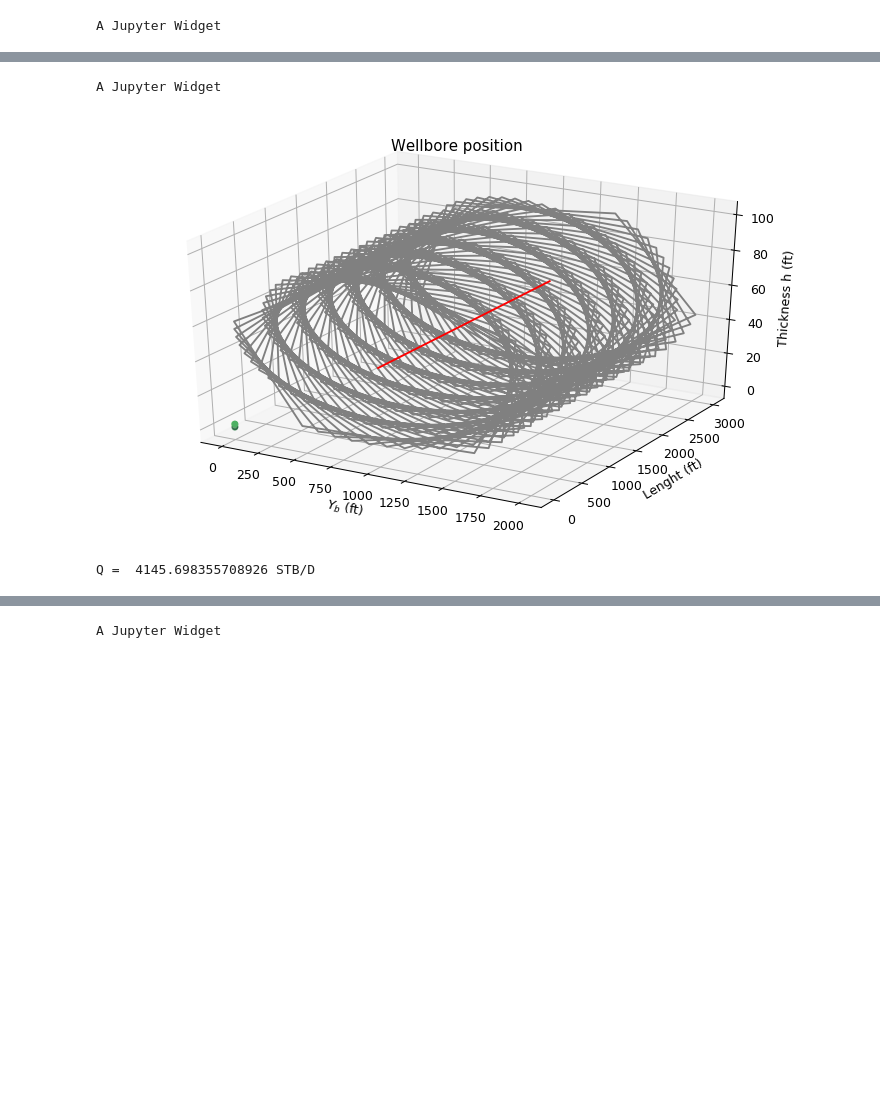
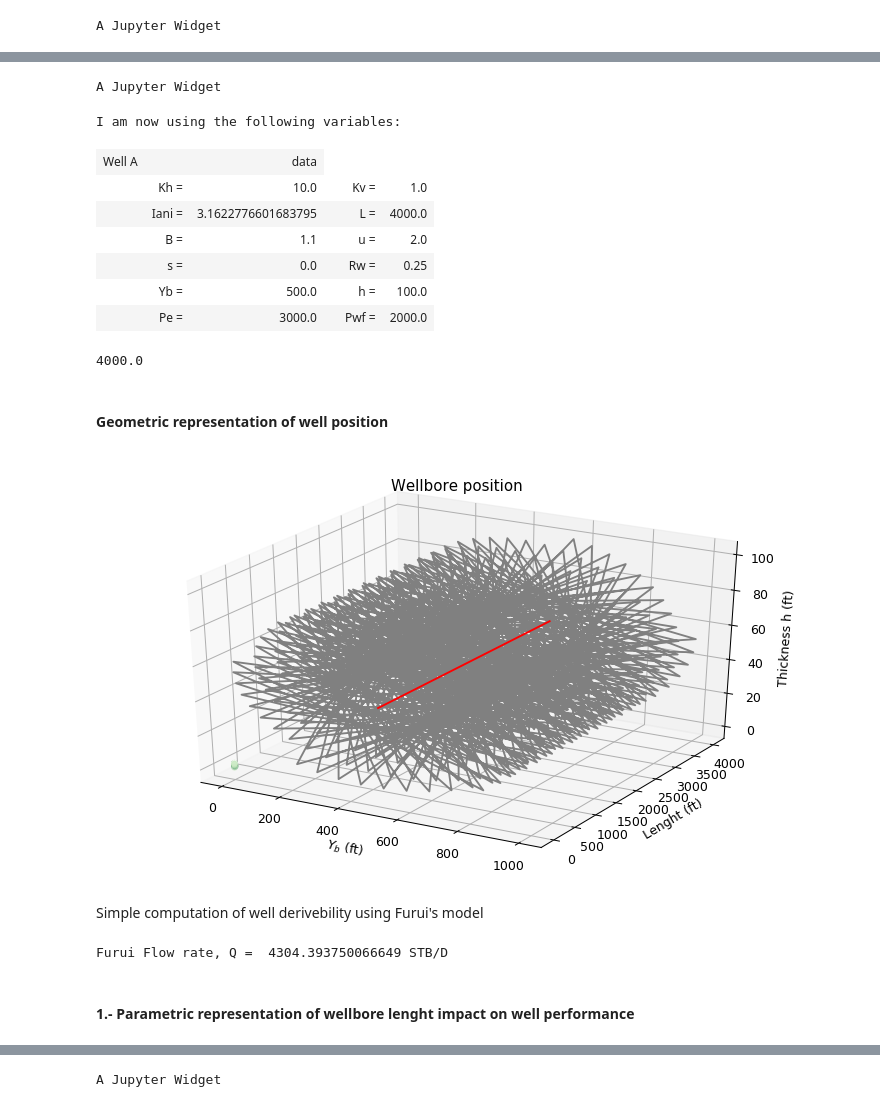
Before and after one commit to e-zl/furui_model, a Jupyter notebook: Well_Inflow_performance_Hw1.1.ipynb, the cells around one changed output, grey strips where cells are left out. Drawn from its saved outputs; the diff is of its cells as text; code cells hidden in the pictures; blank space fills up the shorter version.

```diff
--- a/Well_Inflow_performance_Hw1.1.ipynb
+++ b/Well_Inflow_performance_Hw1.1.ipynb
@@ -53,7 +60,7 @@ The well variables are defined in a text file called "well_config.ini" in the wo
 import ipywidgets as widgets
 from IPython.display import display
 Well_Config_Buttom = widgets.ToggleButtons(
-    options=['Well A (Default)', 'Well B', 'Well C','Custom'],
+    options=['Custom', 'Well B','Well A (Default)'],
     description='Well Config:',
     disabled=False,
     button_style='info', # 'success', 'info', 'warning', 'danger' or ''
@@ -115,21 +124,21 @@ if Well_Config_Buttom.value == 'Well A (Default)' :
             '<td>{}</td>'.format('</td><td>'.join(str(_) for _ in row)) for row in data)
                     )))
 else:
-    print('Pleas modify well parameters manually:')
+    print('Please modify the well parameters manually:')
     kh_Slider=  widgets.FloatSlider( value=10.0, min=0, max=100.0, step=0.1, description='$K_h$:', disabled=False,
     continuous_update=False, orientation='horizontal', readout=True, readout_format='0.1f')
     kv_Slider  = widgets.FloatSlider( description='$K_v$:', value=1.0, min=0, max=100.0, step=0.1, continuous_update=False)
     Iani_Slider= widgets.FloatSlider( description='$I_{ani}$:', value=3.16, min=0, max=100.0, step=0.1, continuous_update=False)
     #Iani_Slider.observe(handle_slider_change, names='value')
-    L_Slider   = widgets.FloatSlider( description='$L$:',   value=3000.0, min=0, max=30000.0, step=1.0, continuous_update=False)
+    L_Slider   = widgets.FloatSlider( description='$L$:',   value=4000.0, min=0, max=30000.0, step=1.0, continuous_update=False)
     Bo_Slider  = widgets.FloatSlider( description='$B_o$:', value=1.1, min=0, max = 100.0, step=0.1, continuous_update=False)
     mu_Slider  = widgets.FloatSlider( description='$\mu$:', value=2.0, min=0, max = 100.0, step=0.1, continuous_update=False)
     s_Slider   = widgets.FloatSlider( description='$s$:',   value=0.0, min=0, max = 100.0, step=0.1,continuous_update=False)
-    rw_Slider  = widgets.FloatSlider( description='$R_w$:', value=0.25, min=0, max=5.0, step=0.1,continuous_update=False)
-    yb_Slider  = widgets.FloatSlider( description='$Y_b$:', value=1000.0, min=0, max=30000.0, step=0.1,continuous_update=False)
+    rw_Slider  = widgets.FloatSlider( description='$R_w$:', value=0.25, min=0, max=5.0, step=0.05,continuous_update=False)
+    yb_Slider  = widgets.FloatSlider( description='$Y_b$:', value=500.0, min=0, max=30000.0, step=1.0,continuous_update=False)
     h_Slider  = widgets.FloatSlider( description='$h$:',    value=100.0, min=0.00001, max=1000.0, step=0.1,continuous_update=False)
-    Pe_Slider  = widgets.FloatSlider( description='$P_e$:', value=1000.0, min=0, max=20000.0, step=0.1,continuous_update=False)
-    Pwf_Slider  = widgets.FloatSlider( description='$P_{wf}$:', value=1250.0, min=0, max=20000.0, step=0.1, continuous_update=False)
+    Pe_Slider  = widgets.FloatSlider( description='$P_e$:', value=3000.0, min=0, max=20000.0, step=0.1,continuous_update=False)
+    Pwf_Slider  = widgets.FloatSlider( description='$P_{wf}$:', value=2000.0, min=0, max=20000.0, step=0.1, continuous_update=False)
     sliders_items = [kh_Slider, kv_Slider, Iani_Slider , L_Slider]
     sliders_items_2 = [ mu_Slider, s_Slider, rw_Slider, yb_Slider]
     sliders_items_3 = [h_Slider, Pe_Slider, Pwf_Slider,Bo_Slider ]
@@ -172,6 +181,8 @@ def on_button_clicked(b):
         h    = h_Slider.value
         Pe   =  Pe_Slider.value
         Pwf  = Pwf_Slider.value
+        k_bar = math.sqrt(kh*kv)
+        Iani = math.sqrt(kh/kv)
      #Write variables to a new .ini file in the working directory
         with open('Well_profile_used.ini', 'w') as configfile:
             Wellconfig.write(configfile)
@@ -179,33 +190,44 @@ def on_button_clicked(b):
         print('I am now using the following variables:')
         data = [[Well_Name,'', ' data'  ],
          [ '','Kh   = ', kh  ,' ' , 'Kv = ', kv],
          [ '','Iani = ', Iani,' ' ,'L = ', L],
          [ '','B    = ', Bo   ,' ' ,'u = ', mu],
          [ '','s    = ', s   ,' ' ,'Rw = ', rw],
          [ '','Yb    =', yb  ,' ' ,'h = ', h],
          [ '','Pe    =', Pe  ,' ' ,'Pwf = ', Pwf],
        ]
         display(HTML(
         '<table><tr>{}</tr></table>'.format(
             '</tr><tr>'.join(
                 '<td>{}</td>'.format('</td><td>'.join(str(_) for _ in row)) for row in data)
                     )))
         print(L)
 
     else :
         print('Using default values form text file')
 
 update_bottom =widgets.Button(
     description='Update inputs!',
     disabled=False,
     button_style='warning', # 'success', 'info', 'warning', 'danger' or ''
     tooltip='Refresh inputs from sliders" values',
     icon='check'
     )
 display(update_bottom)
 update_bottom.on_click(on_button_clicked)
 # %% [output]
 A Jupyter Widget
+I am now using the following variables:
+| Well A |  | data |
+|  | Kh = | 10.0 |  | Kv = | 1.0 |
+|  | Iani = | 3.1622776601683795 |  | L = | 4000.0 |
+|  | B = | 1.1 |  | u = | 2.0 |
+|  | s = | 0.0 |  | Rw = | 0.25 |
+|  | Yb = | 500.0 |  | h = | 100.0 |
+|  | Pe = | 3000.0 |  | Pwf = | 2000.0 |
+4000.0
+# %% [markdown]
+#### Geometric representation of well position
 # %%
 from mpl_toolkits import mplot3d
 import numpy as np
@@ -239,27 +261,25 @@ xdata = np.sin(zdata) +  np.random.randn(10)
 ydata = np.cos(zdata) +  np.random.randn(10)
 ax.scatter3D(xdata, zdata, ydata, c=zdata, cmap='Greens');
 # %% [output]
-[figure, old version]
+[figure, new version]
+# %% [markdown]
+Simple computation of well derivebility using Furui's model
 # %%
 import math
-k_bar = math.sqrt(kh*kv)
 # No delta P was given so, using 1 psi
-
-Iani = math.sqrt(kh/kv)
 # FURUI model corredct Answer
 # 4304 STB/Day for 1000 delta P
 # Babu Odel 6378 STB/day
-Pe = 2000
-Pwf = 1000
-L= 4000
+k_bar = math.sqrt(kh*kv)
+Iani = math.sqrt(kh/kv)
 NUM = k_bar * L * (Pe - Pwf)
-yb=1000
 Dem_1 = 141.2 * Bo * mu
-Dem_2 = math.log(Iani / (rw * ( Iani + 1))) + (math.pi * yb)/(Iani * h) - 1.224 + s
+Dem_2 = math.log(h * Iani / (rw * ( Iani + 1))) + (math.pi * yb)/(Iani * h) - 1.224 + s
 Q= NUM/(Dem_1*Dem_2)
-
-print('Q = ', Q, 'STB/D')
+print('Furui Flow rate, Q = ', Q, 'STB/D')
 # %% [output]
-Q =  4145.698355708926 STB/D
+Furui Flow rate, Q =  4304.393750066649 STB/D
+# %% [markdown]
+#### 1.- Parametric representation of wellbore lenght impact on well performance
 # %%
 import numpy as np
```
Also changed, not shown: parts of 30 cells of this notebook, 2 other files.
